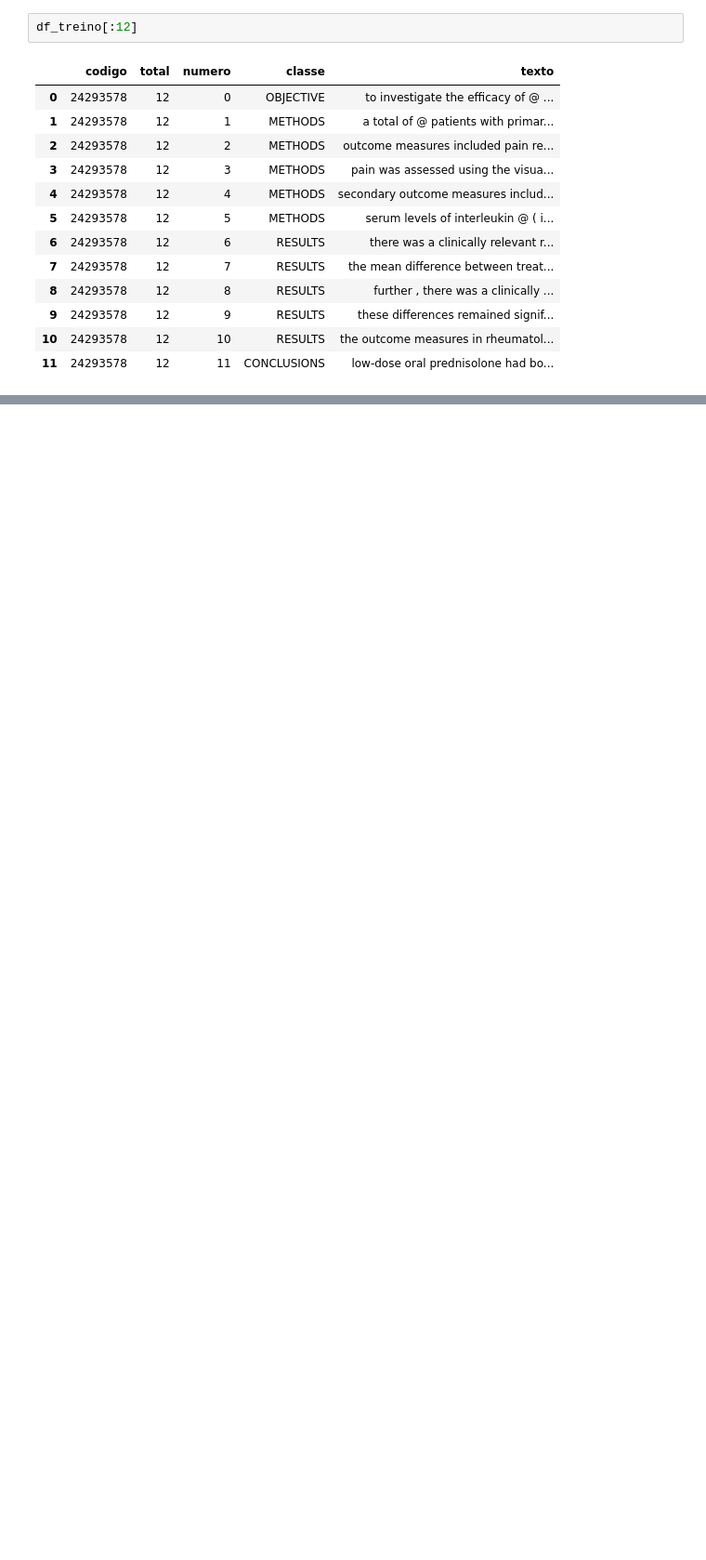
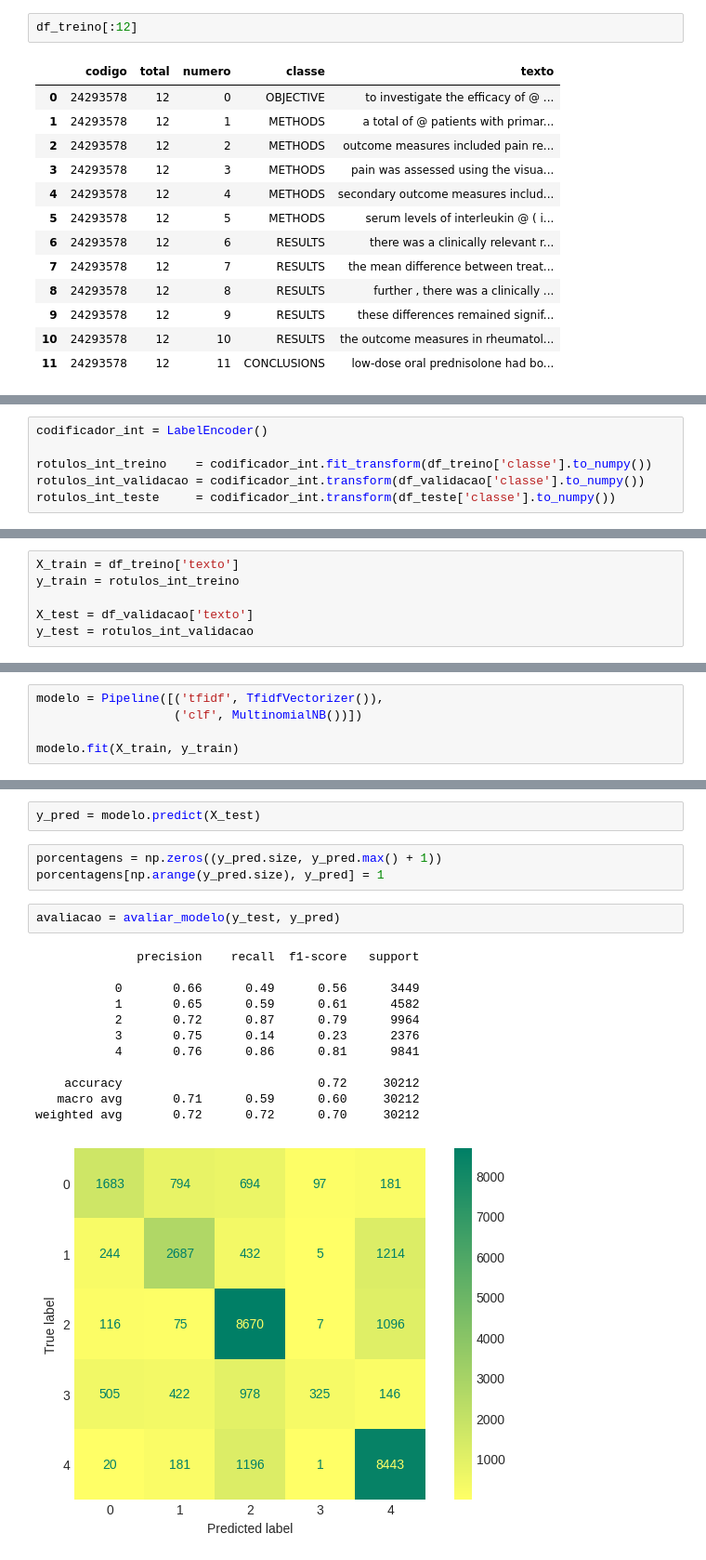
Before and after one commit to flohmannjr/tensorflow_curso, a Jupyter notebook: TensorFlow_MP2_SkimLit.ipynb, the cells around one changed output, grey strips where cells are left out. Shown at 93% size. Drawn from its saved outputs; the diff is of its cells as text; blank space fills up the shorter version.

Commit message:
Update dados e Add Modelo 0

```diff
--- a/TensorFlow_MP2_SkimLit.ipynb
+++ b/TensorFlow_MP2_SkimLit.ipynb
@@ -96,0 +177,6 @@ df_treino[:12]
+# %%
+codificador_int = LabelEncoder()
+
+rotulos_int_treino    = codificador_int.fit_transform(df_treino['classe'].to_numpy())
+rotulos_int_validacao = codificador_int.transform(df_validacao['classe'].to_numpy())
+rotulos_int_teste     = codificador_int.transform(df_teste['classe'].to_numpy())
@@ -96,0 +195,6 @@ df_treino[:12]
+# %%
+X_train = df_treino['texto']
+y_train = rotulos_int_treino
+
+X_test = df_validacao['texto']
+y_test = rotulos_int_validacao
@@ -96,0 +209,5 @@ df_treino[:12]
+# %%
+modelo = Pipeline([('tfidf', TfidfVectorizer()),
+                   ('clf', MultinomialNB())])
+
+modelo.fit(X_train, y_train)
@@ -96,0 +216,20 @@ df_treino[:12]
+# %%
+y_pred = modelo.predict(X_test)
+# %%
+porcentagens = np.zeros((y_pred.size, y_pred.max() + 1))
+porcentagens[np.arange(y_pred.size), y_pred] = 1
+# %%
+avaliacao = avaliar_modelo(y_test, y_pred)
+# %% [output]
+              precision    recall  f1-score   support
+
+           0       0.66      0.49      0.56      3449
+           1       0.65      0.59      0.61      4582
+           2       0.72      0.87      0.79      9964
+           3       0.75      0.14      0.23      2376
+           4       0.76      0.86      0.81      9841
+
+    accuracy                           0.72     30212
+   macro avg       0.71      0.59      0.60     30212
+weighted avg       0.72      0.72      0.70     30212
+[figure, added]
```
Also changed, not shown: parts of 24 cells of this notebook.
